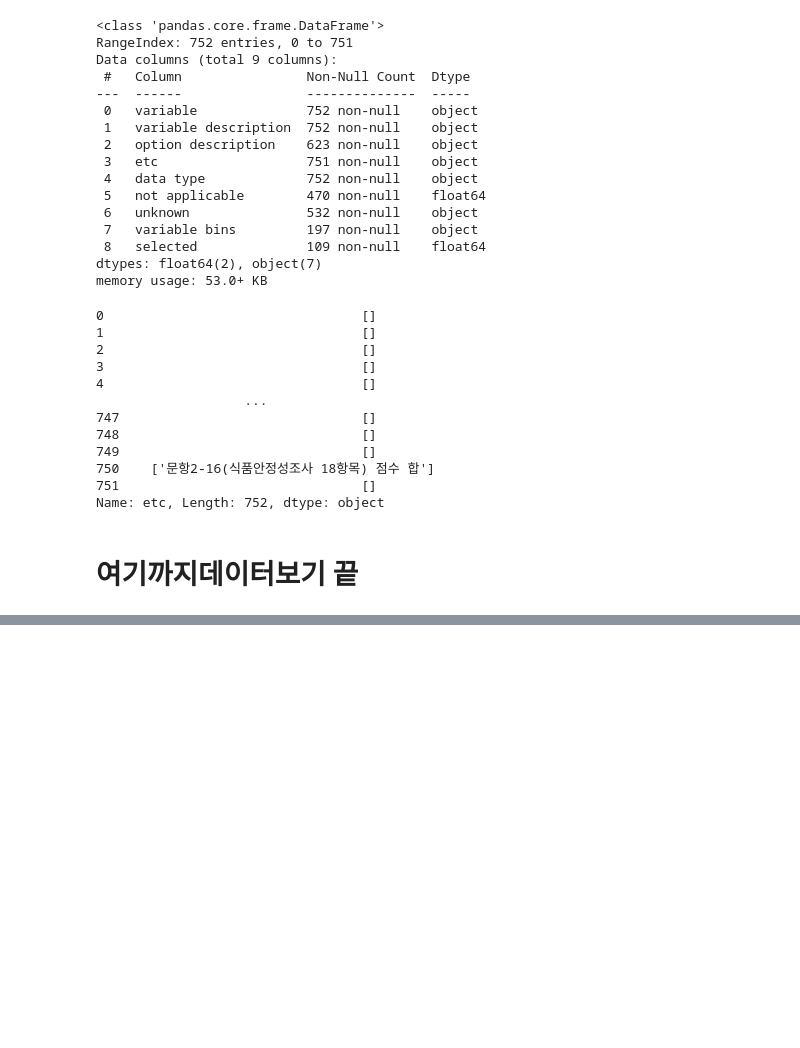
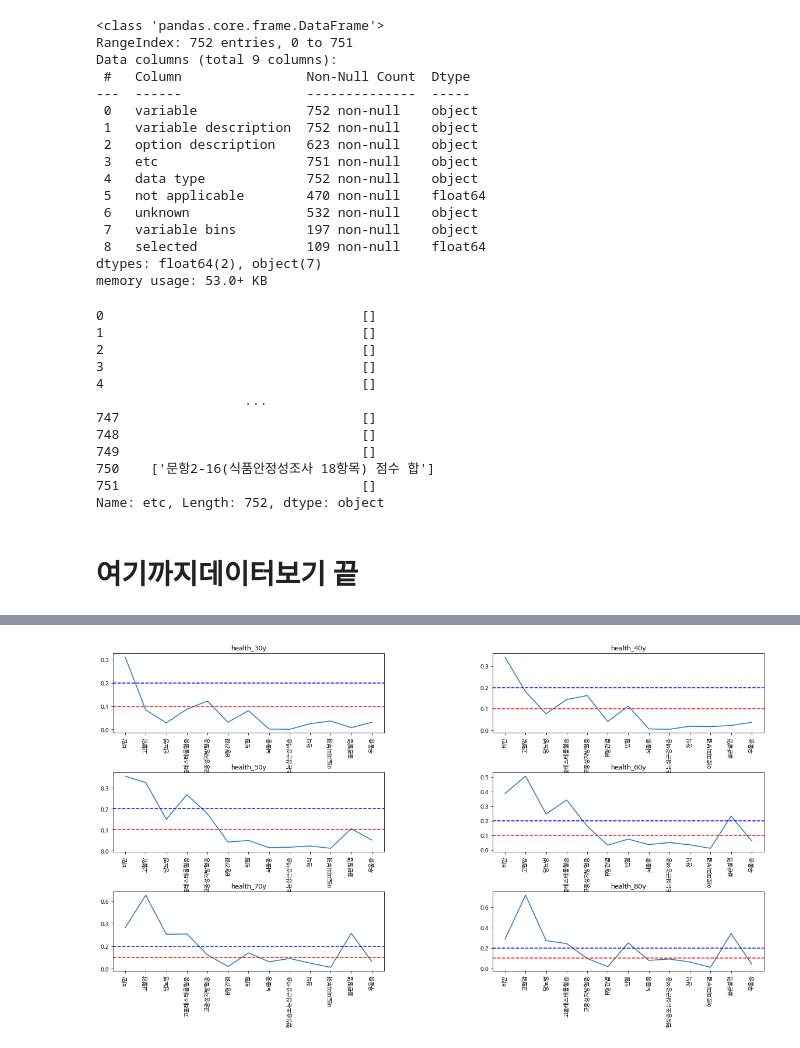
Before and after one commit to amthreeh/healthnutrition, a Jupyter notebook: nuritionC.ipynb, the cells around one changed output, grey strips where cells are left out. Saved outputs shown, nothing was run; the diff lists cells and outputs as text; code cells hidden in the pictures; blank space fills up the shorter version.

```diff
--- a/nuritionC.ipynb
+++ b/nuritionC.ipynb
@@ -7,0 +10,4 @@ import pandas as pd
+# %%
+import matplotlib.pyplot as plt
+
+plt.rc('font', family='NanumBarunGothic')
@@ -438,0 +553,14 @@ health_80y_jeju_rural = health_80y_jeju.query("town_t	==2")
+# %%
+disease = ['비만',
+ '고혈압',
+ '당뇨병',
+ '고콜레스테롤혈증',
+ '고중성지방혈증',
+ 'B형간염',
+ '빈혈',
+ '뇌졸중',
+ '협심증또는심근경색증',
+ '천식',
+ '아토피피부염',
+ '골관절염',
+ '우울증']
@@ -438,0 +614,55 @@ health_80y_jeju_rural = health_80y_jeju.query("town_t	==2")
+# %%
+grid = gridspec.GridSpec(3,2)#그래프를 그릴 도화지 개수
+plt.figure(figsize=(20,10))
+plt.subplots_adjust(wspace= 0.4, hspace=0.5) #그래프 간의 거리 조절
+
+ax0 = plt.subplot(grid[0])
+ax1 = plt.subplot(grid[1])
+ax2 = plt.subplot(grid[2])
+ax3 = plt.subplot(grid[3])
+ax4 = plt.subplot(grid[4])
+ax5 = plt.subplot(grid[5])
+
+ax0.plot(health_30y_disease_1check_mean)
+ax0.set_title("health_30y")
+ax0.axhline(0.1,0,len(disease), color='red', linestyle = '--')
+ax0.axhline(0.2,0,len(disease), color='blue', linestyle = '--')
+_=ax0.set_xticklabels(disease, rotation=90)
+
+ax1.plot(health_40y_disease_1check_mean)
+ax1.set_title("health_40y")
+ax1.axhline(0.1,0,len(disease), color='red', linestyle = '--')
+ax1.axhline(0.2,0,len(disease), color='blue', linestyle = '--')
+_=ax1.set_xticklabels(disease, rotation=90)
+
+ax2.plot(health_50y_disease_1check_mean)
+ax2.set_title("health_50y")
+ax2.axhline(0.1,0,len(disease), color='red', linestyle = '--')
+ax2.axhline(0.2,0,len(disease), color='blue', linestyle = '--')
+_=ax2.set_xticklabels(disease, rotation=90)
+
+ax3.plot(health_60y_disease_1check_mean)
+ax3.set_title("health_60y")
+ax3.axhline(0.1,0,len(disease), color='red', linestyle = '--')
+ax3.axhline(0.2,0,len(disease), color='blue', linestyle = '--')
+_=ax3.set_xticklabels(disease, rotation=90)
+
+ax4.plot(health_70y_disease_1check_mean)
+ax4.set_title("health_70y")
+ax4.axhline(0.1,0,len(disease), color='red', linestyle = '--')
+ax4.axhline(0.2,0,len(disease), color='blue', linestyle = '--')
+_=ax4.set_xticklabels(disease, rotation=90)
+
+ax5.plot(health_80y_disease_1check_mean)
+ax5.set_title("health_80y")
+ax5.axhline(0.1,0,len(disease), color='red', linestyle = '--')
+ax5.axhline(0.2,0,len(disease), color='blue', linestyle = '--')
+_=ax5.set_xticklabels(disease, rotation=90)
+
+#나이가들수록 고관절염증가가보임
+#고혈압 점점 증가함
+#당뇨가 점점 늘어남
+#협심증또는심근경색증이 점점늘어남
+#우울증도 늘어남
+# %% [output]
+[figure, added]
```
Also changed, not shown: parts of 19 cells of this notebook.
